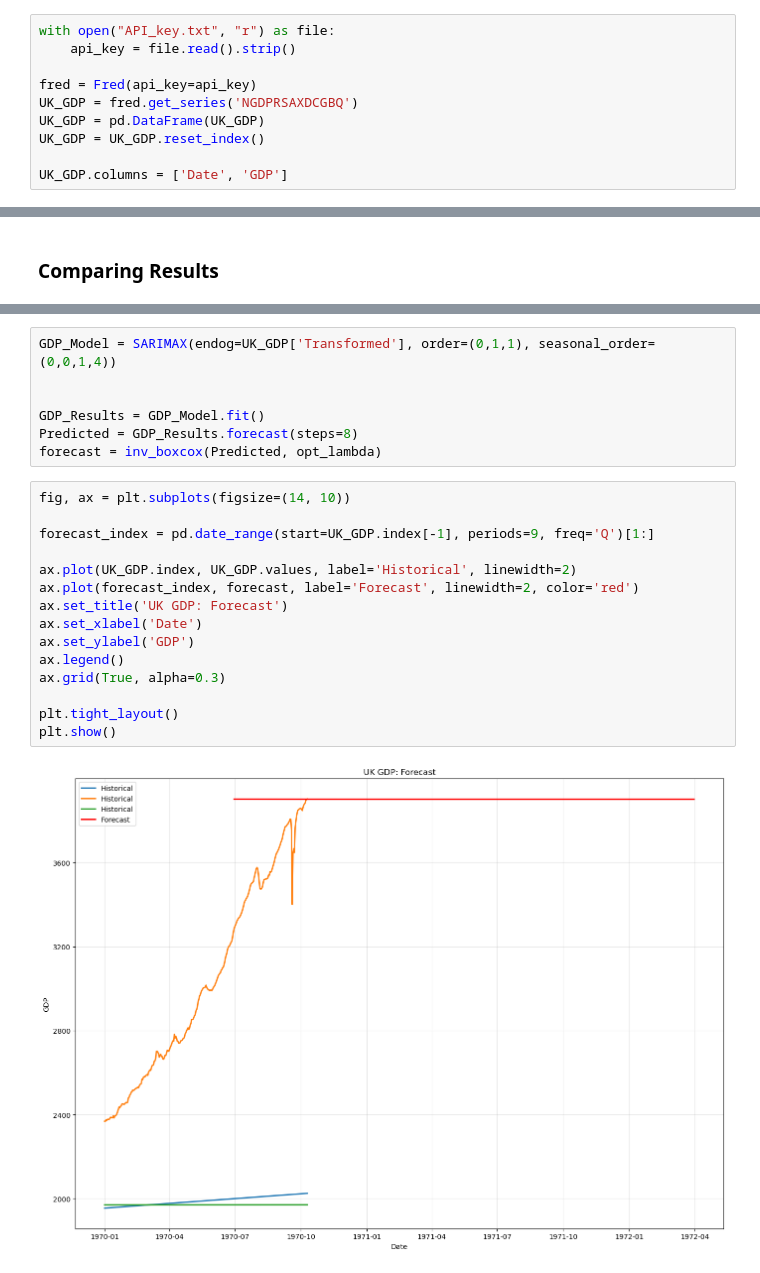
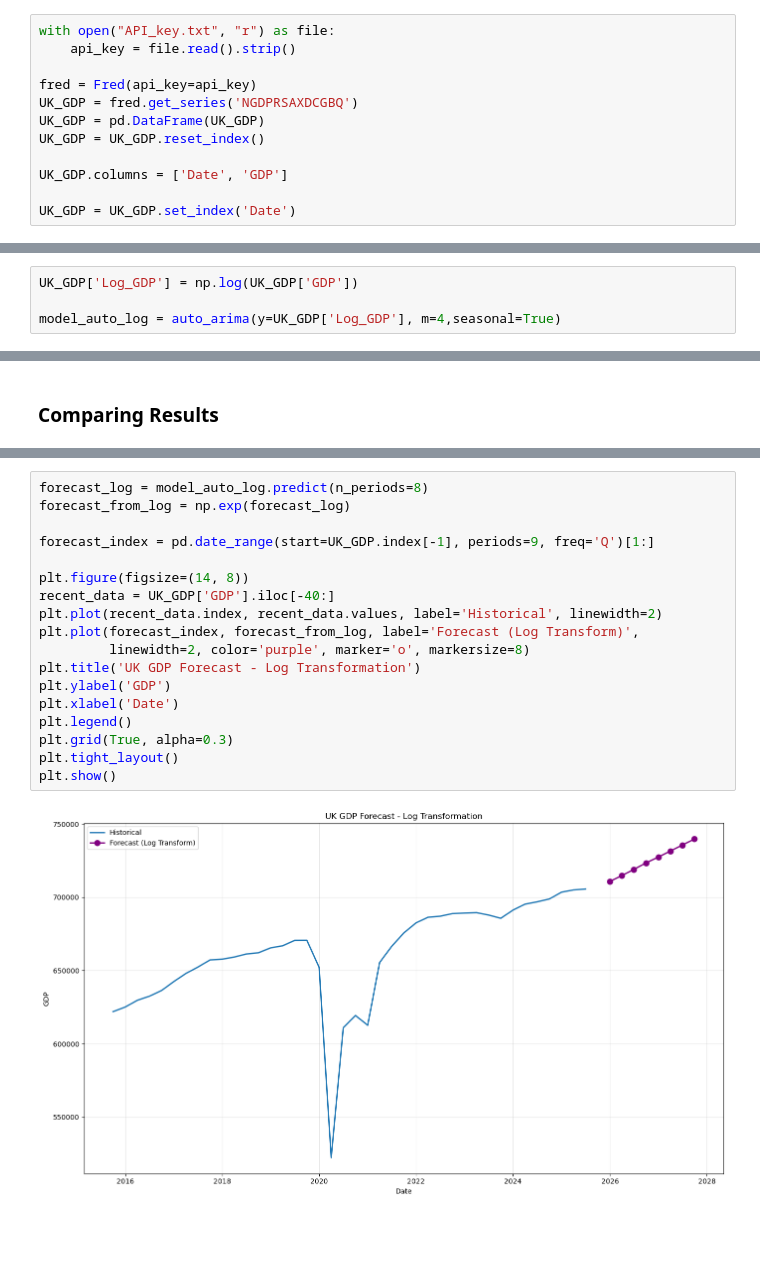
Before and after one commit to hogandan85/ST-498, a Jupyter notebook: Code/TimeSeriesAnalysis.ipynb, the cells around one changed output, grey strips where cells are left out. Saved outputs shown, nothing was run; the diff lists cells and outputs as text; blank space fills up the shorter version.

```diff
--- a/Code/TimeSeriesAnalysis.ipynb
+++ b/Code/TimeSeriesAnalysis.ipynb
@@ -27,6 +27,8 @@ UK_GDP = pd.DataFrame(UK_GDP)
 UK_GDP = UK_GDP.reset_index()
 
 UK_GDP.columns = ['Date', 'GDP']
+
+UK_GDP = UK_GDP.set_index('Date')
 # %% [markdown]
 # **Modeling**
 ____
@@ -52,0 +59,4 @@ print(model_auto_transformed)
+# %%
+UK_GDP['Log_GDP'] = np.log(UK_GDP['GDP'])
+
+model_auto_log = auto_arima(y=UK_GDP['Log_GDP'], m=4,seasonal=True)
@@ -101,24 +115,20 @@ The Box-Cox model significantly outperforms the orignal dataset, thus we will us
-# %%
-GDP_Model = SARIMAX(endog=UK_GDP['Transformed'], order=(0,1,1), seasonal_order=(0,0,1,4))
-
-
-GDP_Results = GDP_Model.fit()
-Predicted = GDP_Results.forecast(steps=8)
-forecast = inv_boxcox(Predicted, opt_lambda)
-# %%
-fig, ax = plt.subplots(figsize=(14, 10))
-
-forecast_index = pd.date_range(start=UK_GDP.index[-1], periods=9, freq='Q')[1:]
-
-ax.plot(UK_GDP.index, UK_GDP.values, label='Historical', linewidth=2)
-ax.plot(forecast_index, forecast, label='Forecast', linewidth=2, color='red')
-ax.set_title('UK GDP: Forecast')
-ax.set_xlabel('Date')
-ax.set_ylabel('GDP')
-ax.legend()
-ax.grid(True, alpha=0.3)
-
-plt.tight_layout()
-plt.show()
-# %% [output]
-[figure, removed]
+# %%
+forecast_log = model_auto_log.predict(n_periods=8)
+forecast_from_log = np.exp(forecast_log)
+
+forecast_index = pd.date_range(start=UK_GDP.index[-1], periods=9, freq='Q')[1:]
+
+plt.figure(figsize=(14, 8))
+recent_data = UK_GDP['GDP'].iloc[-40:]
+plt.plot(recent_data.index, recent_data.values, label='Historical', linewidth=2)
+plt.plot(forecast_index, forecast_from_log, label='Forecast (Log Transform)',
+         linewidth=2, color='purple', marker='o', markersize=8)
+plt.title('UK GDP Forecast - Log Transformation')
+plt.ylabel('GDP')
+plt.xlabel('Date')
+plt.legend()
+plt.grid(True, alpha=0.3)
+plt.tight_layout()
+plt.show()
+# %% [output]
+[figure, added]
```
Also changed, not shown: parts of 13 cells of this notebook.
